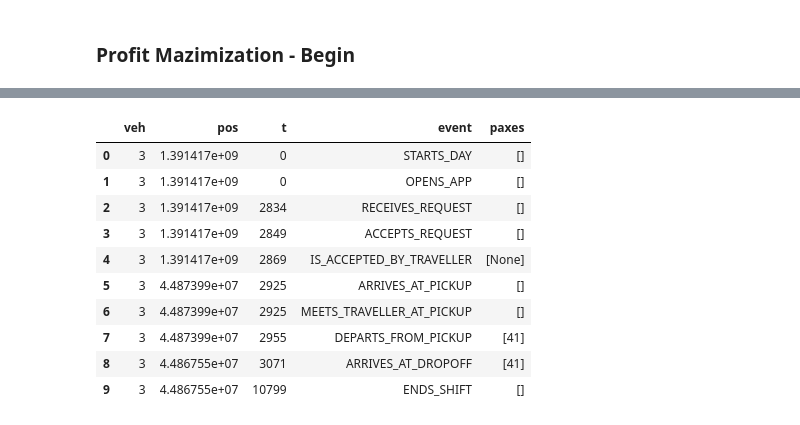
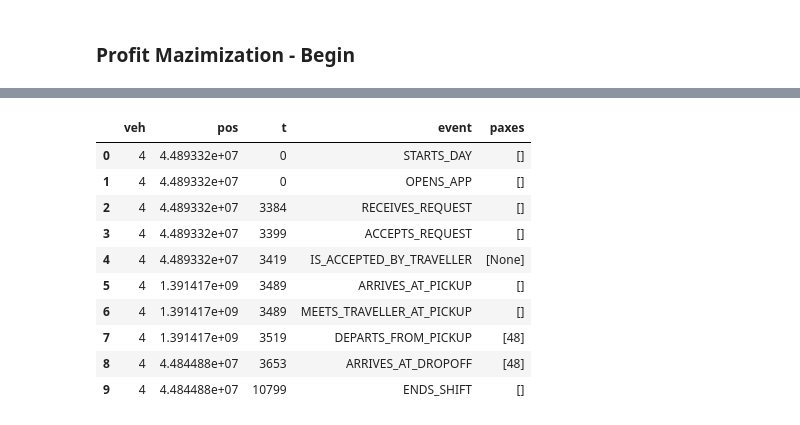
Before and after one commit to Jagiellonian-University/MaaSSim, a Jupyter notebook: docs/tutorials/Delft_Sim (7).ipynb, the cells around one changed output, grey strips where cells are left out. Saved outputs shown, nothing was run; the diff lists cells and outputs as text; code cells hidden in the pictures.

```diff
--- a/docs/tutorials/Delft_Sim (7).ipynb
+++ b/docs/tutorials/Delft_Sim (7).ipynb
@@ -158,14 +202,14 @@ sim.vehs[3].rdf
 # %%
-pd.DataFrame(sim.vehs[3].myrides)
+pd.DataFrame(sim.vehs[4].myrides)
 # %% [output]
 |  | veh | pos | t | event | paxes |
-| 0 | 3 | 1.391417e+09 | 0 | STARTS_DAY | [] |
-| 1 | 3 | 1.391417e+09 | 0 | OPENS_APP | [] |
-| 2 | 3 | 1.391417e+09 | 2834 | RECEIVES_REQUEST | [] |
-| 3 | 3 | 1.391417e+09 | 2849 | ACCEPTS_REQUEST | [] |
-| 4 | 3 | 1.391417e+09 | 2869 | IS_ACCEPTED_BY_TRAVELLER | [None] |
-| 5 | 3 | 4.487399e+07 | 2925 | ARRIVES_AT_PICKUP | [] |
-| 6 | 3 | 4.487399e+07 | 2925 | MEETS_TRAVELLER_AT_PICKUP | [] |
-| 7 | 3 | 4.487399e+07 | 2955 | DEPARTS_FROM_PICKUP | [41] |
-| 8 | 3 | 4.486755e+07 | 3071 | ARRIVES_AT_DROPOFF | [41] |
-| 9 | 3 | 4.486755e+07 | 10799 | ENDS_SHIFT | [] |
+| 0 | 4 | 4.489332e+07 | 0 | STARTS_DAY | [] |
+| 1 | 4 | 4.489332e+07 | 0 | OPENS_APP | [] |
+| 2 | 4 | 4.489332e+07 | 3384 | RECEIVES_REQUEST | [] |
+| 3 | 4 | 4.489332e+07 | 3399 | ACCEPTS_REQUEST | [] |
+| 4 | 4 | 4.489332e+07 | 3419 | IS_ACCEPTED_BY_TRAVELLER | [None] |
+| 5 | 4 | 1.391417e+09 | 3489 | ARRIVES_AT_PICKUP | [] |
+| 6 | 4 | 1.391417e+09 | 3489 | MEETS_TRAVELLER_AT_PICKUP | [] |
+| 7 | 4 | 1.391417e+09 | 3519 | DEPARTS_FROM_PICKUP | [48] |
+| 8 | 4 | 4.484488e+07 | 3653 | ARRIVES_AT_DROPOFF | [48] |
+| 9 | 4 | 4.484488e+07 | 10799 | ENDS_SHIFT | [] |
```
Also changed, not shown: parts of 14 cells of this notebook, 14 other files.
